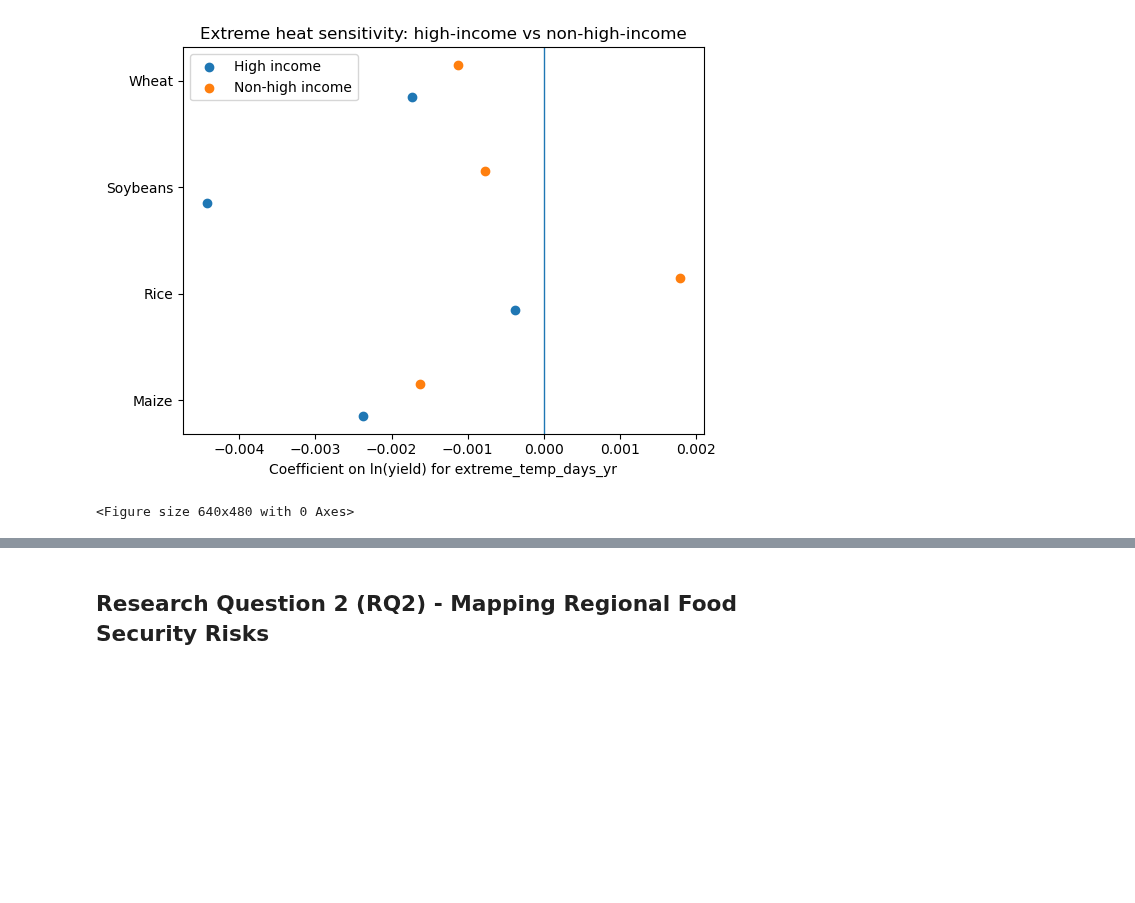
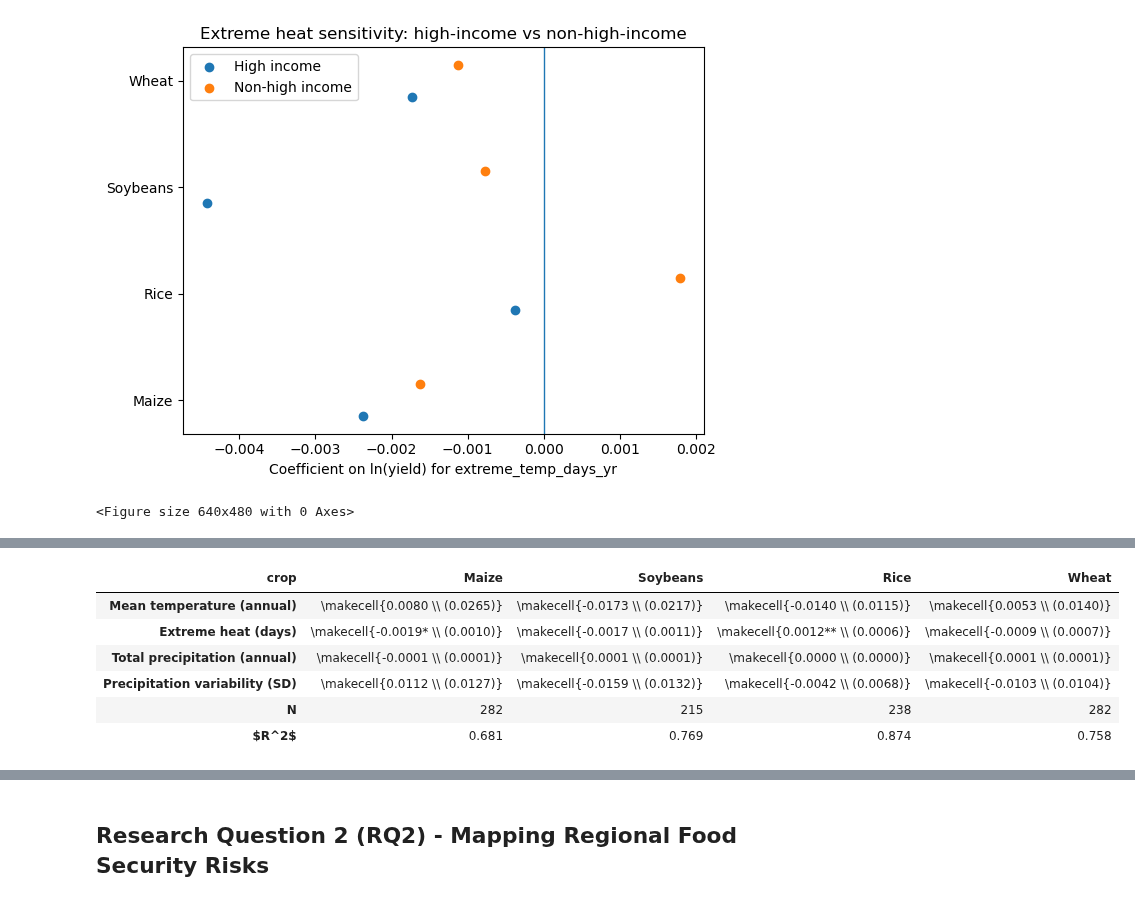
Before and after one commit to clareubc/521d_assignment, a Jupyter notebook: final_project/Final_Project.ipynb, the cells around one changed output, grey strips where cells are left out. Saved outputs shown, nothing was run; the diff lists cells and outputs as text; code cells hidden in the pictures; blank space fills up the shorter version.

Commit message:
Add RQ1 appendix LaTeX tables and update outputs

```diff
--- a/final_project/Final_Project.ipynb
+++ b/final_project/Final_Project.ipynb
@@ -1111,0 +1120,83 @@ plt.savefig("fig_income_diff_extreme_heat.png", dpi=300, bbox_inches="tight")
+# %%
+def star(p):
+    if pd.isna(p):
+        return ""
+    if p < 0.01:
+        return "***"
+    if p < 0.05:
+        return "**"
+    if p < 0.10:
+        return "*"
+    return ""
+
+
+def coef_se_cell(coef, se, p, digits=4):
+    if pd.isna(coef) or pd.isna(se):
+        return ""
+    return rf"\makecell{{{coef:.{digits}f}{star(p)} \\ ({se:.{digits}f})}}"
+# %%
+# ---- choose ordering + nicer labels ----
+crop_order = ["Maize", "Soybeans", "Rice", "Wheat"]
+var_order = [
+    "temperature_mean_yr",
+    "extreme_temp_days_yr",
+    "precipitation_yr",
+    "precipitation_sd_yr",
+]
+
+pretty = {
+    "temperature_mean_yr": "Mean temperature (annual)",
+    "extreme_temp_days_yr": "Extreme heat (days)",
+    "precipitation_yr": "Total precipitation (annual)",
+    "precipitation_sd_yr": "Precipitation variability (SD)",
+}
+
+df = rq1_coef_table.copy()
+df = df[df["variable"].isin(var_order)].copy()
+
+# build cell strings
+df["cell"] = df.apply(
+    lambda r: coef_se_cell(r["coef"], r["se_robust"], r["pvalue"], digits=4), axis=1
+)
+
+# wide table: rows = variables, cols = crops
+A1 = df.pivot(index="variable", columns="crop", values="cell").reindex(
+    index=var_order, columns=crop_order
+)
+A1.index = [pretty.get(v, v) for v in A1.index]
+
+# add N and R2 rows (same within crop across variables; take first)
+meta = df.drop_duplicates(subset=["crop"]).set_index("crop").reindex(crop_order)
+
+A1.loc["N"] = [
+    f"{int(meta.loc[c, 'n'])}" if c in meta.index and pd.notna(meta.loc[c, "n"]) else ""
+    for c in crop_order
+]
+A1.loc["$R^2$"] = [
+    (
+        f"{meta.loc[c, 'r2']:.3f}"
+        if c in meta.index and pd.notna(meta.loc[c, "r2"])
+        else ""
+    )
+    for c in crop_order
+]
+
+latex_A1 = A1.to_latex(
+    index=True,
+    escape=False,  # IMPORTANT so \makecell renders
+    column_format="l" + "c" * len(crop_order),
+    bold_rows=False,
+)
+
+with open("appendix_RQ1_A1_main_by_crop.tex", "w") as f:
+    f.write(latex_A1)
+
+A1
+# %% [output]
+| crop | Maize | Soybeans | Rice | Wheat |
+| Mean temperature (annual) | \makecell{0.0080 \\ (0.0265)} | \makecell{-0.0173 \\ (0.0217)} | \makecell{-0.0140 \\ (0.0115)} | \makecell{0.0053 \\ (0.0140)} |
+| Extreme heat (days) | \makecell{-0.0019* \\ (0.0010)} | \makecell{-0.0017 \\ (0.0011)} | \makecell{0.0012** \\ (0.0006)} | \makecell{-0.0009 \\ (0.0007)} |
+| Total precipitation (annual) | \makecell{-0.0001 \\ (0.0001)} | \makecell{0.0001 \\ (0.0001)} | \makecell{0.0000 \\ (0.0000)} | \makecell{0.0001 \\ (0.0001)} |
+| Precipitation variability (SD) | \makecell{0.0112 \\ (0.0127)} | \makecell{-0.0159 \\ (0.0132)} | \makecell{-0.0042 \\ (0.0068)} | \makecell{-0.0103 \\ (0.0104)} |
+| N | 282 | 215 | 238 | 282 |
+| $R^2$ | 0.681 | 0.769 | 0.874 | 0.758 |
```
Also changed, not shown: parts of 7 cells of this notebook, 4 other files.
